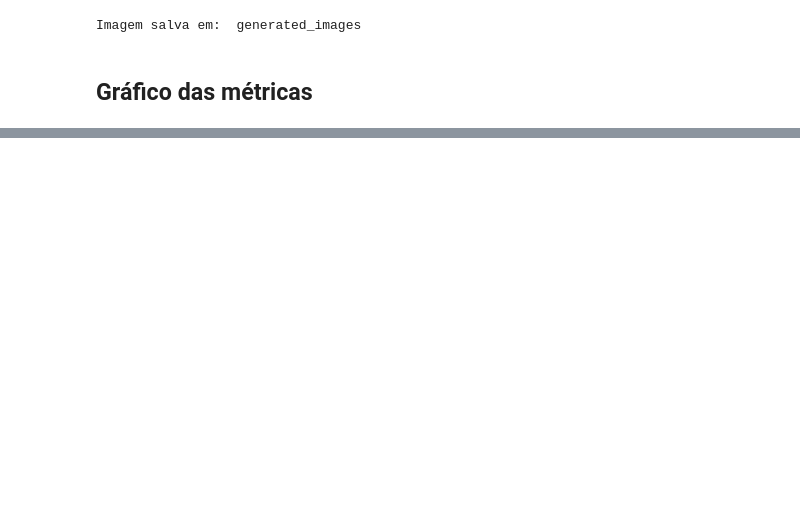
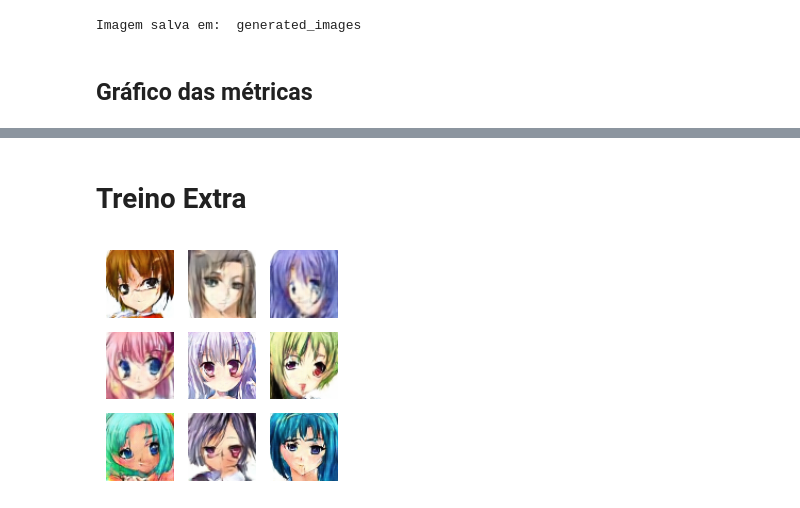
Before and after one commit to Folskyy/anime-face-generator, a Jupyter notebook: anime-face-gan.ipynb, the cells around one changed output, grey strips where cells are left out. Drawn from its saved outputs; the diff is of its cells as text; code cells hidden in the pictures; blank space fills up the shorter version.

```diff
--- a/anime-face-gan.ipynb
+++ b/anime-face-gan.ipynb
@@ -176,3 +600,9 @@ import json
 # Serialização das métricas
 with open('gan_metrics.json', 'w') as f:
     json.dump(metrics, f)
+# %% [markdown]
+# Treino Extra
+# %%
+gan.train(dataset, epochs=100, epoch_to_adjust_lr=500, epochs_checkpoint=10, epochs_to_extra_step=1)
+# %% [output]
+[figure, added]
```
Also changed, not shown: parts of 15 cells of this notebook.
